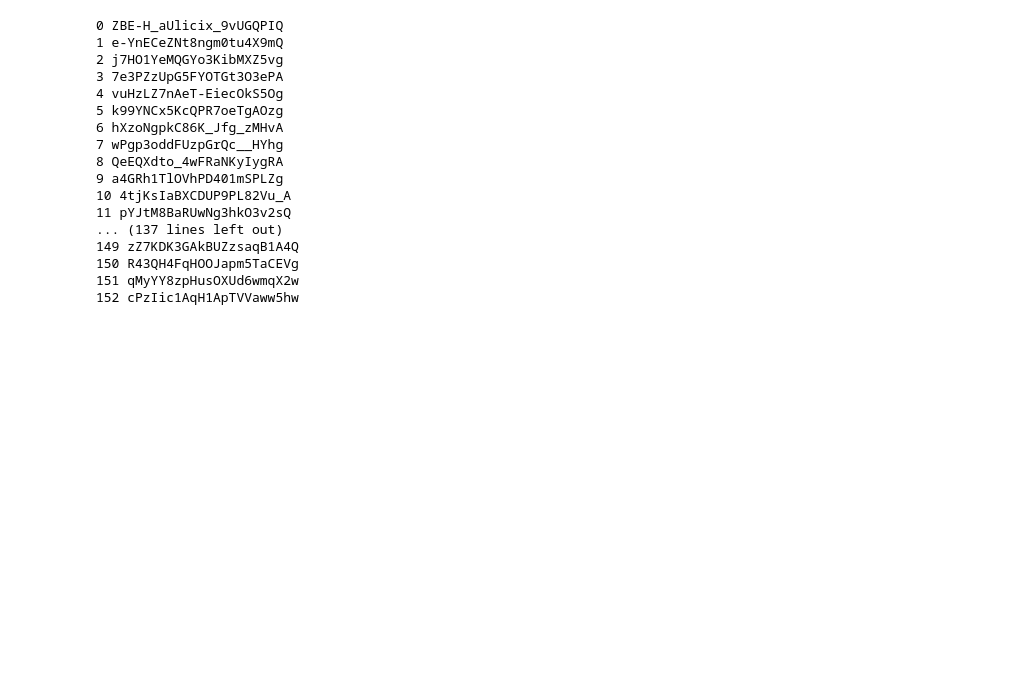
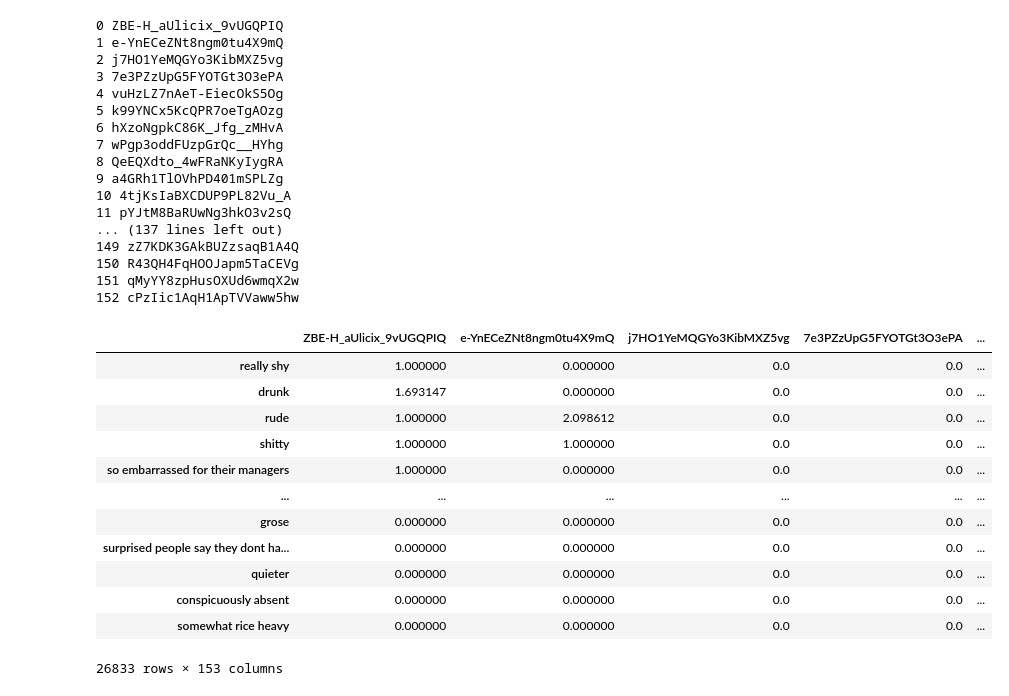
Before and after one commit to TheMarvelousWhale/NTU-CE4045-NLP, a Jupyter notebook: Assignment1/Data Exploration.ipynb, the cells around one changed output. Saved outputs shown, nothing was run; the diff lists cells and outputs as text; code cells hidden in the pictures; blank space fills up the shorter version.

```diff
--- a/Assignment1/Data Exploration.ipynb
+++ b/Assignment1/Data Exploration.ipynb
@@ -691,0 +692,2 @@ tf.to_csv("tf.csv")
+# %%
+tfl = tf
@@ -695,4 +699,20 @@ idf = []
 for i in (tf == 0).astype(int).sum(axis=1): # Generate the list of all IDF
     term_idf = np.log10(num_of_biz/(num_of_biz-i))
     idf.append(term_idf)
+# %%
+tfl
+# %% [output]
+|  | ZBE-H_aUlicix_9vUGQPIQ | e-YnECeZNt8ngm0tu4X9mQ | j7HO1YeMQGYo3KibMXZ5vg | 7e3PZzUpG5FYOTGt3O3ePA | ... |
+| really shy | 1.000000 | 0.000000 | 0.0 | 0.0 | ... |
+| drunk | 1.693147 | 0.000000 | 0.0 | 0.0 | ... |
+| rude | 1.000000 | 2.098612 | 0.0 | 0.0 | ... |
+| shitty | 1.000000 | 1.000000 | 0.0 | 0.0 | ... |
+| so embarrassed for their managers | 1.000000 | 0.000000 | 0.0 | 0.0 | ... |
+| ... | ... | ... | ... | ... | ... |
+| grose | 0.000000 | 0.000000 | 0.0 | 0.0 | ... |
+| surprised people say they dont ha... | 0.000000 | 0.000000 | 0.0 | 0.0 | ... |
+| quieter | 0.000000 | 0.000000 | 0.0 | 0.0 | ... |
+| conspicuously absent | 0.000000 | 0.000000 | 0.0 | 0.0 | ... |
+| somewhat rice heavy | 0.000000 | 0.000000 | 0.0 | 0.0 | ... |
+26833 rows × 153 columns
 # %%
```
Also changed, not shown: parts of 8 cells of this notebook, 3 other files.
